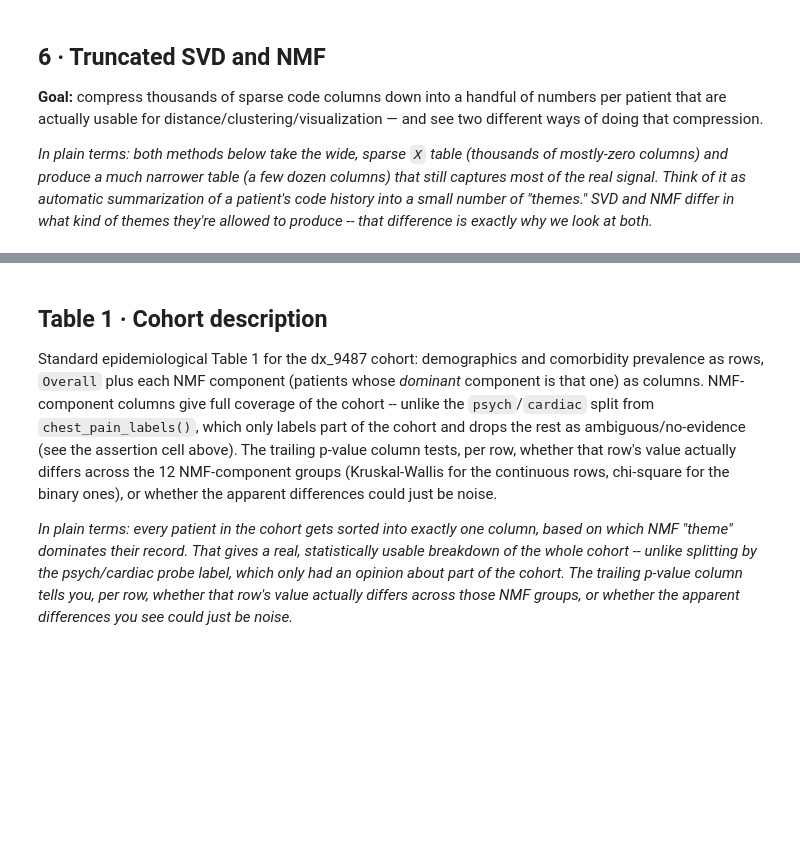
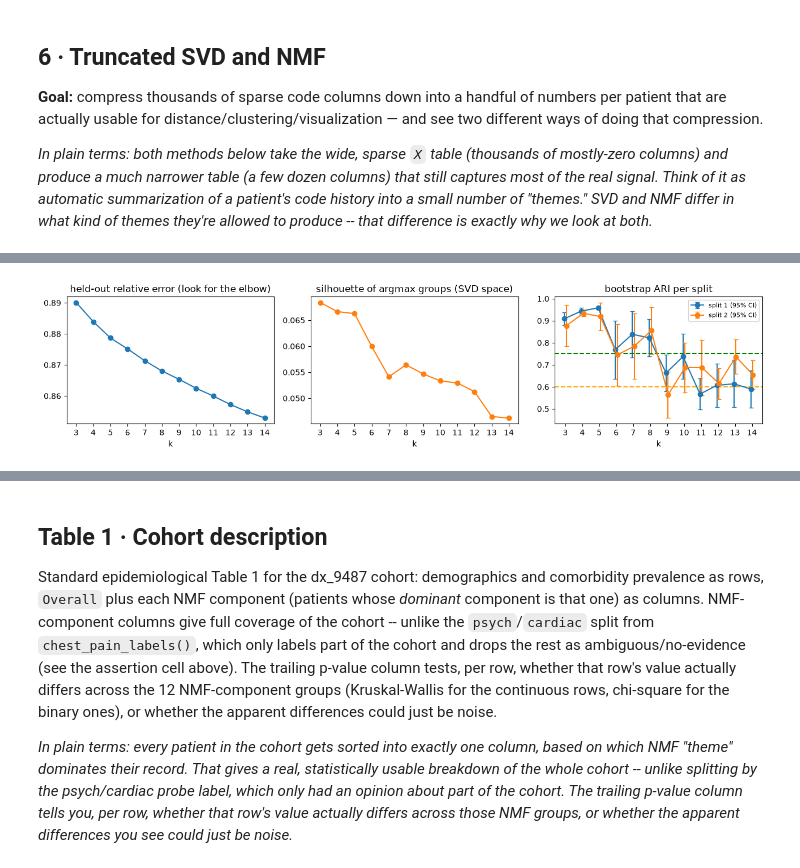
Before and after one commit to ecorrea-ethos/patterns_motifs_discovery, a Jupyter notebook: nb/repr_learn_chestpain/Day1_Extract_and_Representation.ipynb, the cells around one changed output, grey strips where cells are left out. Cells and saved outputs as stored; diff of their text form; code cells hidden in the pictures; blank space fills up the shorter version.

```diff
--- a/nb/repr_learn_chestpain/Day1_Extract_and_Representation.ipynb
+++ b/nb/repr_learn_chestpain/Day1_Extract_and_Representation.ipynb
@@ -489,0 +659,86 @@ plt.title('SVD scree -- where to truncate'); plt.tight_layout(); plt.show()
+# %%
+import time
+import io, contextlib
+import os
+import scipy.sparse as sp
+from joblib import Parallel, delayed
+from sklearn.metrics import silhouette_score
+from scipy import stats
+
+K_GRID      = list(range(3, 15))
+SPLIT_SEEDS = (1, 2)      # independent train / held-out splits of the cohort
+N_SWEEP     = 20_000      # train patients every k is fit on
+N_HELD      = 10_000      # disjoint held-out patients for error / silhouette
+N_BOOT_K    = 10          # bootstrap refits per k and split (reuses nmf_stability above)
+NC_SIL      = min(24, Z.shape[1])   # SVD dims Day 2 scored KMeans silhouette in
+N_JOBS      = max(1, (os.cpu_count() or 2) - 2)   # sklearn's NMF is single-threaded: one fit per core
+
+def rel_err(X, W, H):
+    """||X - W H||_F / ||X||_F without building the dense W @ H (X may be sparse)."""
+    x2    = X.multiply(X).sum() if sp.issparse(X) else (X ** 2).sum()
+    cross = np.sum((X @ H.T) * W)
+    quad  = np.sum((W.T @ W) * (H @ H.T))
+    return float(np.sqrt(max(x2 - 2 * cross + quad, 0.0) / x2))
+
+def sweep_job(split_seed, k, Xtr, Xho, Zho, n_boot):
+    """All metrics for one (split, k): one base fit plus n_boot bootstrap refits."""
+    t0 = time.perf_counter()
+    m  = NMF(n_components=k, **NMF_KW).fit(Xtr)
+    Wh = m.transform(Xho)
+    lab_ho = Wh.argmax(1)
+    with contextlib.redirect_stdout(io.StringIO()):          # silence per-boot prints
+        cos, ari = nmf_stability(m, Xtr, n_boot=n_boot, n_sample=Xtr.shape[0],
+                                 n_eval=Xtr.shape[0], seed=k)
+    share = np.bincount(lab_ho, minlength=k) / len(lab_ho)
+    return {'split': split_seed, 'k': k,
+            'held_out_err': rel_err(Xho, Wh, m.components_),
+            'silhouette': silhouette_score(Zho, lab_ho) if len(set(lab_ho)) > 1 else np.nan,
+            'ari_mean': ari.mean(), 'ari_sd': ari.std(ddof=1),
+            'ari_se': ari.std(ddof=1) / np.sqrt(n_boot),
+            'cos_mean': cos.mean(), 'n_unstable': int((cos.mean(0) < .75).sum()),
+            'n_used': int((share >= .01).sum()), 'secs': time.perf_counter() - t0}
+
+def make_split(split_seed):                                   # sliced once here, so workers get small inputs
+    perm   = np.random.default_rng(split_seed).permutation(Xs.shape[0])
+    tr, ho = perm[:N_SWEEP], perm[N_SWEEP:N_SWEEP + N_HELD]
+    return Xs[tr], Xs[ho], Z[ho, :NC_SIL]                     # Z rows align with Xs rows
+
+splits  = {s: make_split(s) for s in SPLIT_SEEDS}
+jobs    = [(s, k) for k in sorted(K_GRID, reverse=True) for s in SPLIT_SEEDS]   # slow (large k) first
+results = Parallel(n_jobs=N_JOBS, verbose=5)(
+              delayed(sweep_job)(s, k, *splits[s], N_BOOT_K) for s, k in jobs)
+res       = pd.DataFrame(results)
+per_split = {s: res[res.split == s].drop(columns=['split', 'secs']).set_index('k').sort_index()
+             for s in SPLIT_SEEDS}
+print(f"{len(jobs)} jobs on {N_JOBS} workers; summed fit time {res.secs.sum() / 60:.1f} CPU-min")
+
+# one row per k, summarised over splits (ari_min = the worst split)
+g     = pd.concat(per_split, names=['split']).groupby('k')
+sweep = pd.DataFrame({'held_out_err': g.held_out_err.mean(), 'silhouette': g.silhouette.mean(),
+                      **{f'ari_split{s}': per_split[s].ari_mean for s in SPLIT_SEEDS},
+                      'ari_min': g.ari_mean.min(), 'cos_mean': g.cos_mean.mean(),
+                      'n_unstable': g.n_unstable.max(), 'n_used': g.n_used.min()})
+display(sweep.round(3))
+
+t_crit = stats.t.ppf(0.975, N_BOOT_K - 1)    # few refits -> t interval, not 1.96
+fig, ax = plt.subplots(1, 3, figsize=(13, 3.2))
+ax[0].plot(sweep.index, sweep.held_out_err, marker='o')
+ax[0].set_title('held-out relative error (look for the elbow)')
+ax[1].plot(sweep.index, sweep.silhouette, marker='o', color='C1')
+ax[1].set_title('silhouette of argmax groups (SVD space)')
+for i, s in enumerate(SPLIT_SEEDS):                          # small x-offset so splits do not overlap
+    d = per_split[s]
+    ax[2].errorbar(d.index + (i - (len(SPLIT_SEEDS) - 1) / 2) * 0.12, d.ari_mean,
+                   yerr=t_crit * d.ari_se, marker='o', capsize=3, label=f'split {s} (95% CI)')
+ax[2].axhline(0.75, ls='--', c='green');  ax[2].axhline(0.60, ls='--', c='orange')
+ax[2].set_title('bootstrap ARI per split'); ax[2].legend(fontsize=8)
+for a in ax: a.set_xlabel('k'); a.set_xticks(sweep.index)
+plt.tight_layout(); plt.show()
+
+ok     = sweep[(sweep.ari_min >= .60) & (sweep.cos_mean >= .75)]
+strong = sweep[(sweep.ari_min >= .75) & (sweep.n_unstable == 0)]
+print("largest k with ARI >= 0.60 on every split and mean cos >= 0.75:",
+      int(ok.index.max()) if len(ok) else "none")
+print("largest k with ARI >= 0.75 on every split and no unstable component:",
+      int(strong.index.max()) if len(strong) else "none")
+# %% [output]
@@ -489,0 +766 @@ plt.title('SVD scree -- where to truncate'); plt.tight_layout(); plt.show()
+[figure, added]
```
Also changed, not shown: parts of 30 cells of this notebook, 12 other files.
